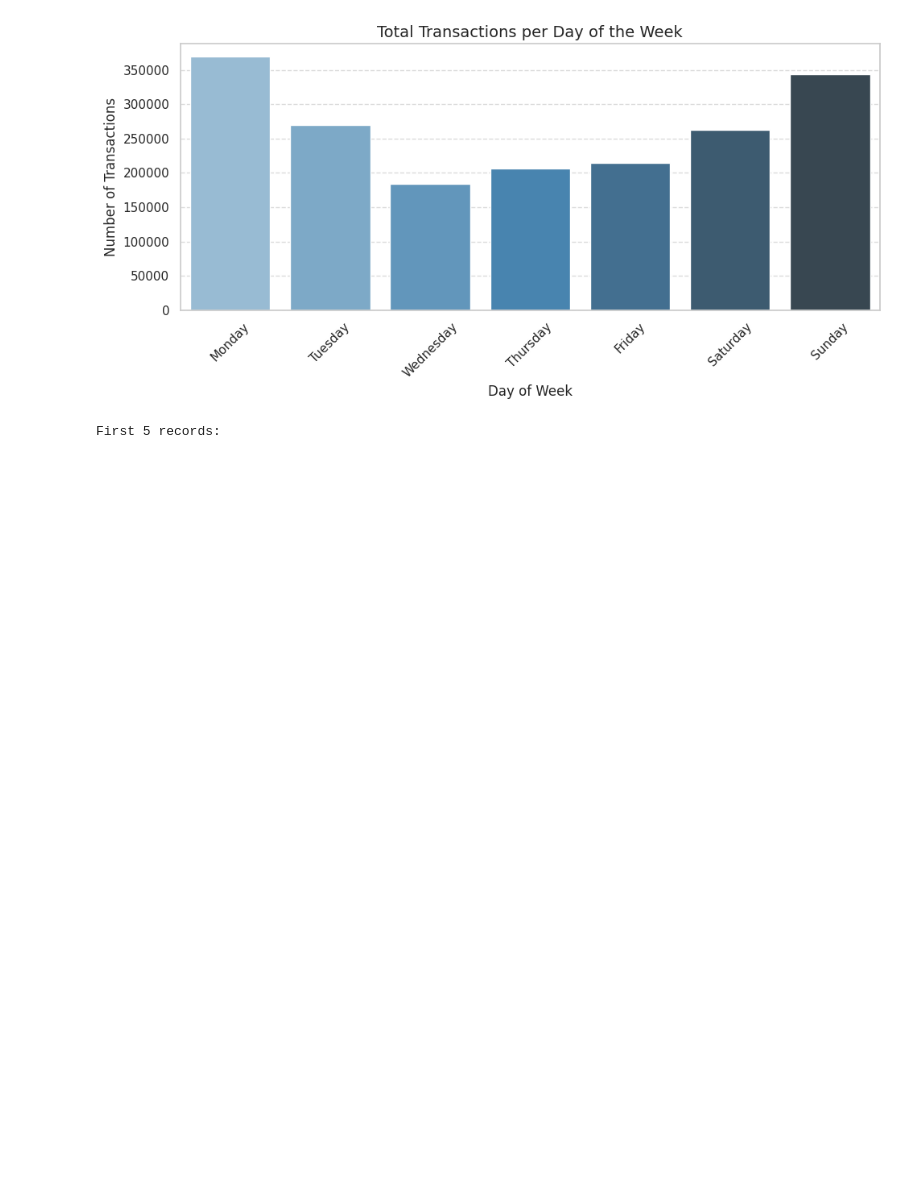
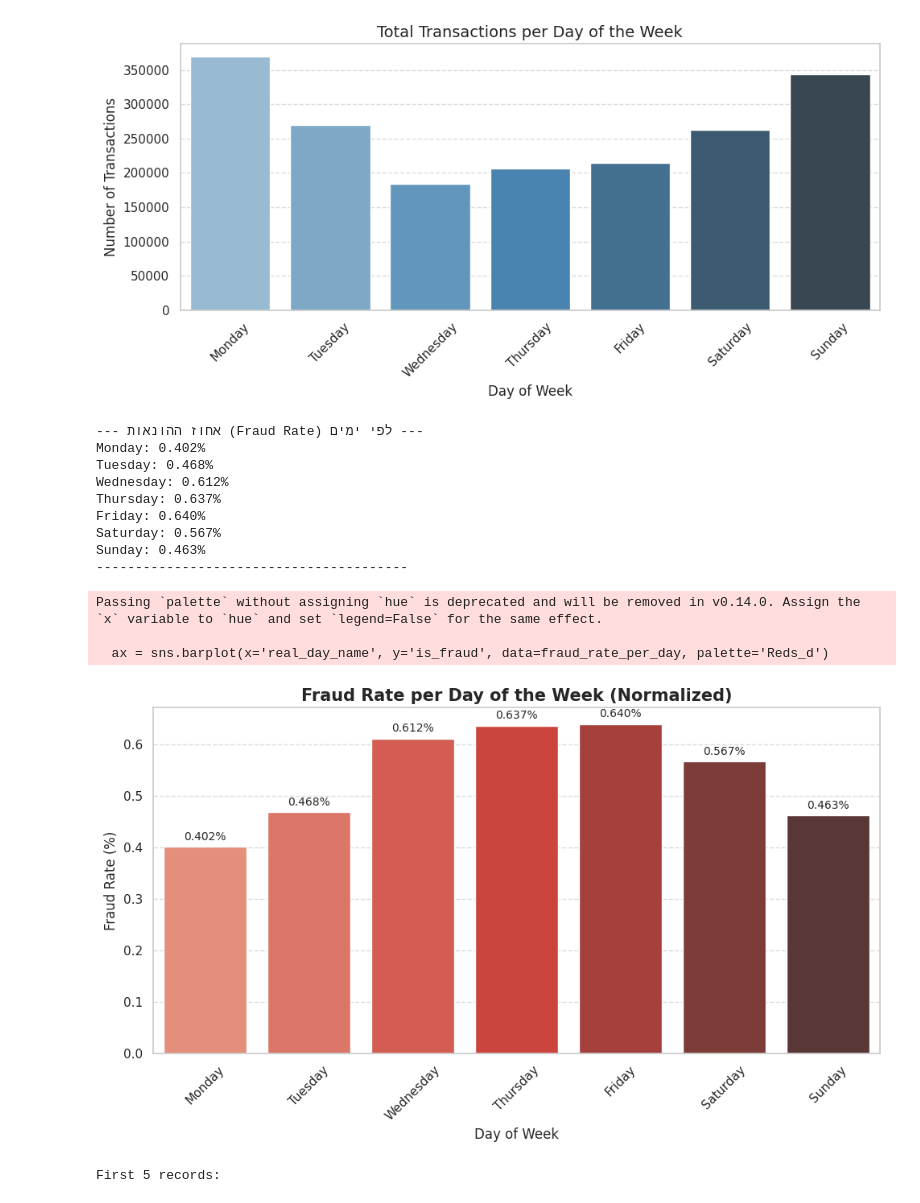
Before and after one commit to danieligelnik/CCFraudProject, a Jupyter notebook: DS_project.ipynb, the cells around one changed output. Drawn from its saved outputs; the diff is of its cells as text; code cells hidden in the pictures; blank space fills up the shorter version.

Commit message:
Day of the week after normalization

```diff
--- a/DS_project.ipynb
+++ b/DS_project.ipynb
@@ -423,6 +421,65 @@ Passing `palette` without assigning `hue` is deprecated and will be removed in v
 
   sns.countplot(x='real_day_name', data=df_cards, order=days_order, palette='Blues_d')
 [figure]
+# %%
+import matplotlib.pyplot as plt
+import seaborn as sns
+import pandas as pd
+
+# 1. מוודאים שעמודת שם היום קיימת (ישירות מתוך התאריך)
+df_cards['real_day_name'] = pd.to_datetime(df_cards['trans_date_trans_time']).dt.day_name()
+
+# 2. הקסם המנורמל: חישוב אחוז ההונאות (Fraud Rate) לכל יום
+# (הממוצע של 0 ו-1 נותן את האחוז, נכפיל ב-100 לתצוגה יפה)
+fraud_rate_per_day = df_cards.groupby('real_day_name')['is_fraud'].mean() * 100
+
+# סידור ימות השבוע לפי הסדר ההגיוני
+days_order = ['Monday', 'Tuesday', 'Wednesday', 'Thursday', 'Friday', 'Saturday', 'Sunday']
+fraud_rate_per_day = fraud_rate_per_day.reindex(days_order).reset_index()
+
+# 3. הדפסת הנתונים המנורמלים למסך להשוואה מהירה
+print("--- אחוז ההונאות (Fraud Rate) לפי ימים ---")
+for index, row in fraud_rate_per_day.iterrows():
+    print(f"{row['real_day_name']}: {row['is_fraud']:.3f}%")
+print("-" * 40)
+
+# 4. ציור הגרף המנורמל
+plt.figure(figsize=(10, 6))
+
+# שים לב שעברנו ל-barplot כי אנחנו מציגים ערך מחושב (y) ולא רק סופרים
+ax = sns.barplot(x='real_day_name', y='is_fraud', data=fraud_rate_per_day, palette='Reds_d')
+
+plt.title('Fraud Rate per Day of the Week (Normalized)', fontsize=15, fontweight='bold')
+plt.xlabel('Day of Week', fontsize=12)
+plt.ylabel('Fraud Rate (%)', fontsize=12)
+plt.xticks(rotation=45)
+plt.grid(axis='y', linestyle='--', alpha=0.7)
+
+# תוספת חכמה: הוספת האחוז המדויק מעל כל עמודה כדי שלא תצטרך לנחש
+for p in ax.patches:
+    ax.annotate(f'{p.get_height():.3f}%',
+                (p.get_x() + p.get_width() / 2., p.get_height()),
+                ha='center', va='center',
+                xytext=(0, 9),
+                textcoords='offset points',
+                fontsize=10)
+
+plt.tight_layout()
+plt.show()
+# %% [output]
+--- אחוז ההונאות (Fraud Rate) לפי ימים ---
+Monday: 0.402%
+Tuesday: 0.468%
+Wednesday: 0.612%
+Thursday: 0.637%
+Friday: 0.640%
+Saturday: 0.567%
+Sunday: 0.463%
+----------------------------------------
+Passing `palette` without assigning `hue` is deprecated and will be removed in v0.14.0. Assign the `x` variable to `hue` and set `legend=False` for the same effect.
+
+  ax = sns.barplot(x='real_day_name', y='is_fraud', data=fraud_rate_per_day, palette='Reds_d')
+[figure, added]
 # %%
 # Encoding gender (F: 1, M: 0)
 df_cards['gender'] = df_cards['gender'].map({'F': 1, 'M': 0})
```
Also changed, not shown: parts of 1 cell of this notebook.
